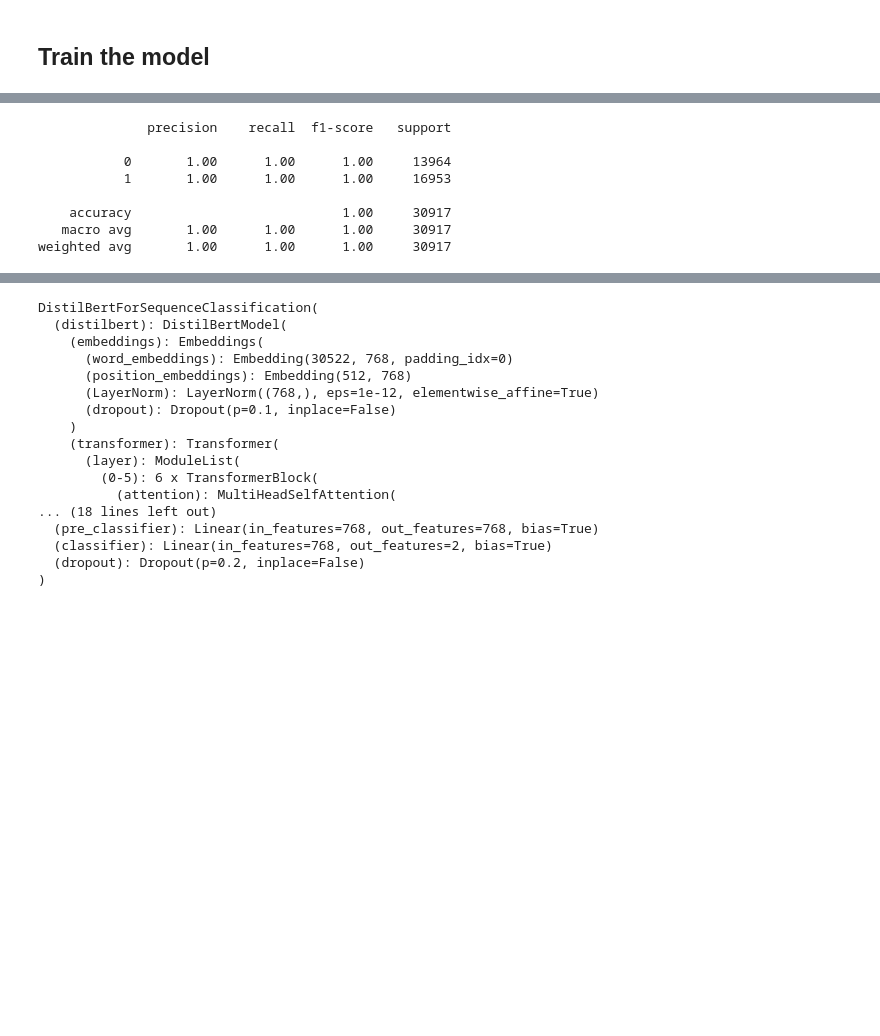
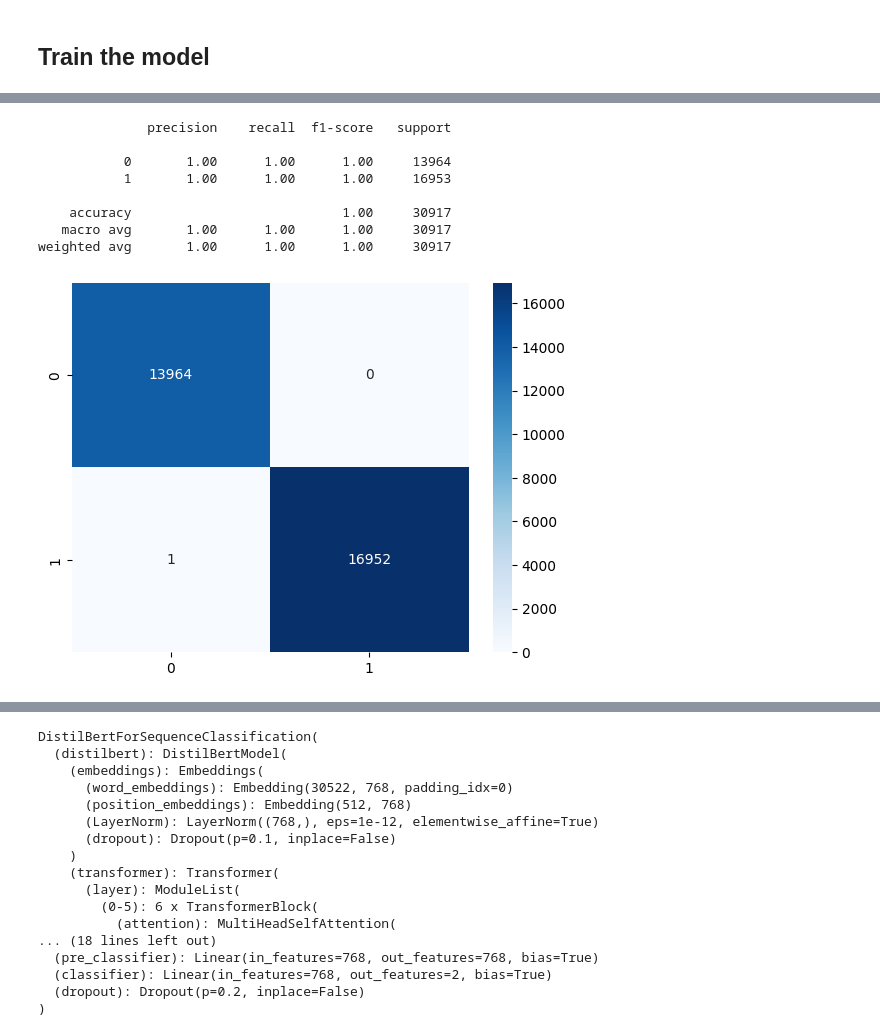
Before and after one commit to sofzcc/Ironhack-Technical-Challenge, a Jupyter notebook: true-and-fake-news.ipynb, the cells around one changed output, grey strips where cells are left out. Saved outputs shown, nothing was run; the diff lists cells and outputs as text; code cells hidden in the pictures; blank space fills up the shorter version.

```diff
--- a/true-and-fake-news.ipynb
+++ b/true-and-fake-news.ipynb
@@ -555,18 +563,21 @@ TrainOutput(global_step=3095, training_loss=0.008113130825979451, metrics={'trai
 # %%
 preds = trainer.predict(tokenized_train)
 preds = np.argmax(preds[:3][0],axis=1)
 GT = df_train['label'].tolist()
 print(classification_report(GT,preds))
+sns.heatmap(confusion_matrix(GT,preds), annot=True, fmt='d', cmap='Blues')
+plt.show()
 # %% [output]
 [interactive output not drawn]
               precision    recall  f1-score   support
 
            0       1.00      1.00      1.00     13964
            1       1.00      1.00      1.00     16953
 
     accuracy                           1.00     30917
    macro avg       1.00      1.00      1.00     30917
 weighted avg       1.00      1.00      1.00     30917
+[figure, added]
 # %%
 preds = trainer.predict(tokenized_test)
 preds = np.argmax(preds[:3][0],axis=1)
```
Also changed, not shown: parts of 38 cells of this notebook.
